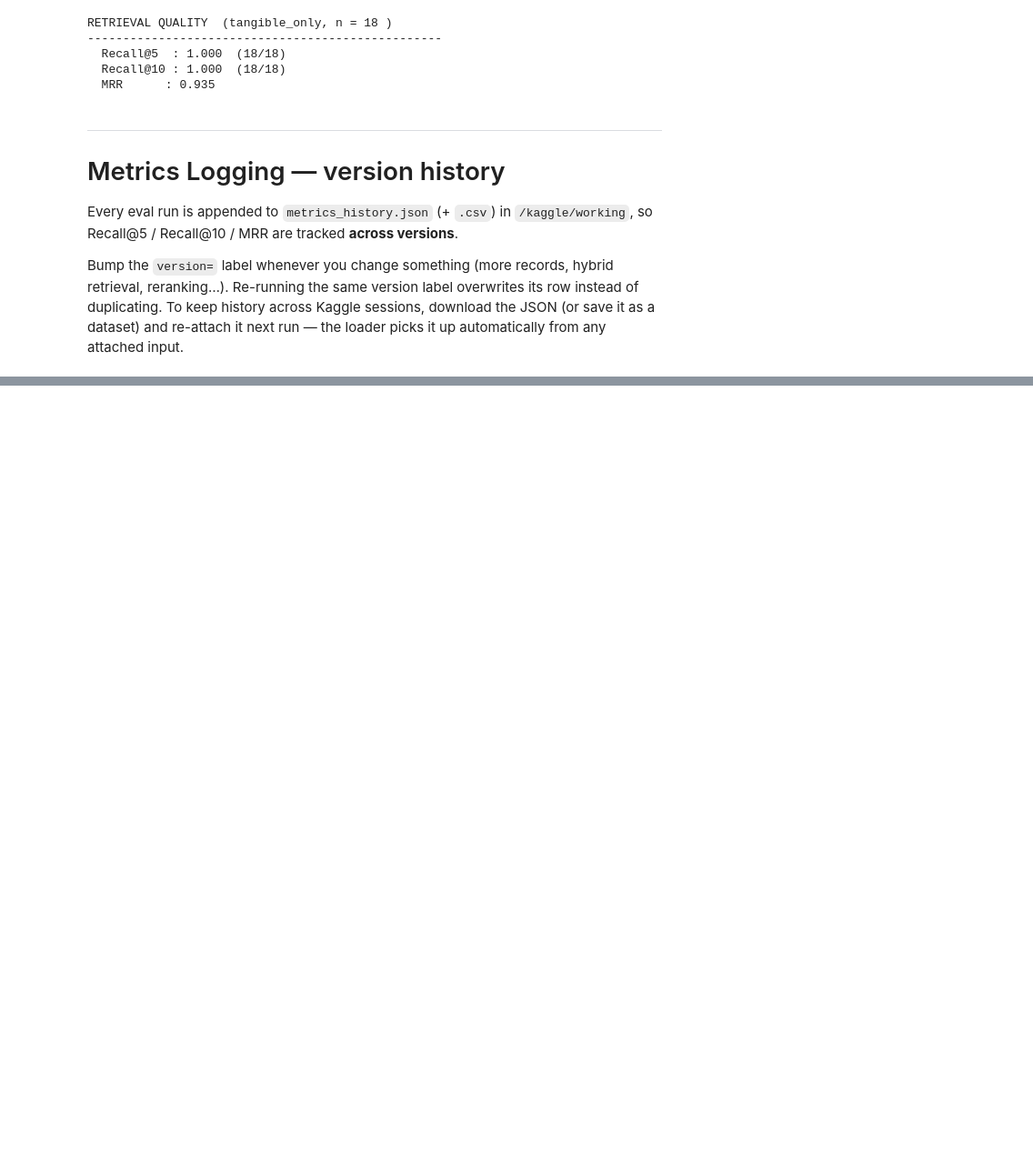
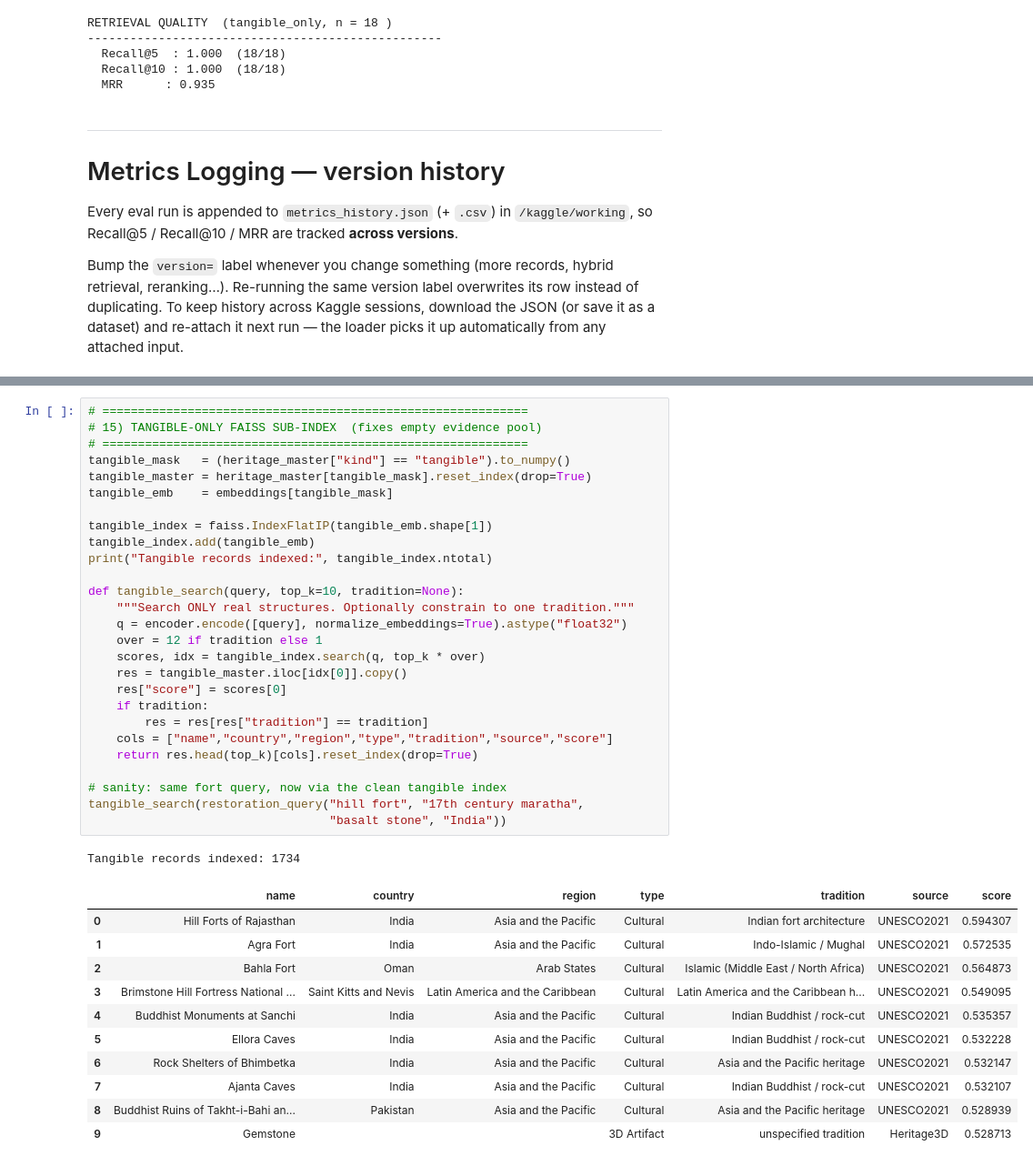
Before and after one commit to Siddhantdamre/Kathakaar, a Jupyter notebook: restorator.ipynb, the cells around one changed output, grey strips where cells are left out. Shown at 91% size. Drawn from its saved outputs; the diff is of its cells as text; blank space fills up the shorter version.

```diff
--- a/restorator.ipynb
+++ b/restorator.ipynb
@@ -787,0 +880,40 @@ v3-dense-tangible       3548       1.0        1.0 0.9352 2026-06-23T01:57:26
+# %%
+# ============================================================
+# 15) TANGIBLE-ONLY FAISS SUB-INDEX  (fixes empty evidence pool)
+# ============================================================
+tangible_mask   = (heritage_master["kind"] == "tangible").to_numpy()
+tangible_master = heritage_master[tangible_mask].reset_index(drop=True)
+tangible_emb    = embeddings[tangible_mask]
+
+tangible_index = faiss.IndexFlatIP(tangible_emb.shape[1])
+tangible_index.add(tangible_emb)
+print("Tangible records indexed:", tangible_index.ntotal)
+
+def tangible_search(query, top_k=10, tradition=None):
+    """Search ONLY real structures. Optionally constrain to one tradition."""
+    q = encoder.encode([query], normalize_embeddings=True).astype("float32")
+    over = 12 if tradition else 1
+    scores, idx = tangible_index.search(q, top_k * over)
+    res = tangible_master.iloc[idx[0]].copy()
+    res["score"] = scores[0]
+    if tradition:
+        res = res[res["tradition"] == tradition]
+    cols = ["name","country","region","type","tradition","source","score"]
+    return res.head(top_k)[cols].reset_index(drop=True)
+
+# sanity: same fort query, now via the clean tangible index
+tangible_search(restoration_query("hill fort", "17th century maratha",
+                                  "basalt stone", "India"))
+# %% [output]
+Tangible records indexed: 1734
+|  | name | country | region | type | tradition | source | score |
+| 0 | Hill Forts of Rajasthan | India | Asia and the Pacific | Cultural | Indian fort architecture | UNESCO2021 | 0.594307 |
+| 1 | Agra Fort | India | Asia and the Pacific | Cultural | Indo-Islamic / Mughal | UNESCO2021 | 0.572535 |
+| 2 | Bahla Fort | Oman | Arab States | Cultural | Islamic (Middle East / North Africa) | UNESCO2021 | 0.564873 |
+| 3 | Brimstone Hill Fortress National ... | Saint Kitts and Nevis | Latin America and the Caribbean | Cultural | Latin America and the Caribbean h... | UNESCO2021 | 0.549095 |
+| 4 | Buddhist Monuments at Sanchi | India | Asia and the Pacific | Cultural | Indian Buddhist / rock-cut | UNESCO2021 | 0.535357 |
+| 5 | Ellora Caves | India | Asia and the Pacific | Cultural | Indian Buddhist / rock-cut | UNESCO2021 | 0.532228 |
+| 6 | Rock Shelters of Bhimbetka | India | Asia and the Pacific | Cultural | Asia and the Pacific heritage | UNESCO2021 | 0.532147 |
+| 7 | Ajanta Caves | India | Asia and the Pacific | Cultural | Indian Buddhist / rock-cut | UNESCO2021 | 0.532107 |
+| 8 | Buddhist Ruins of Takht-i-Bahi an... | Pakistan | Asia and the Pacific | Cultural | Asia and the Pacific heritage | UNESCO2021 | 0.528939 |
+| 9 | Gemstone |  |  | 3D Artifact | unspecified tradition | Heritage3D | 0.528713 |
```
Also changed, not shown: parts of 16 cells of this notebook.
